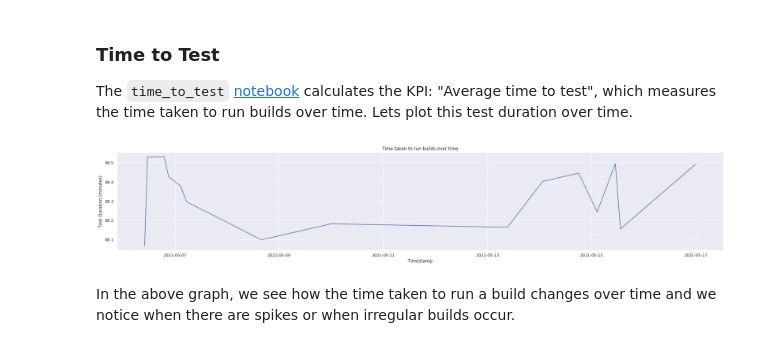
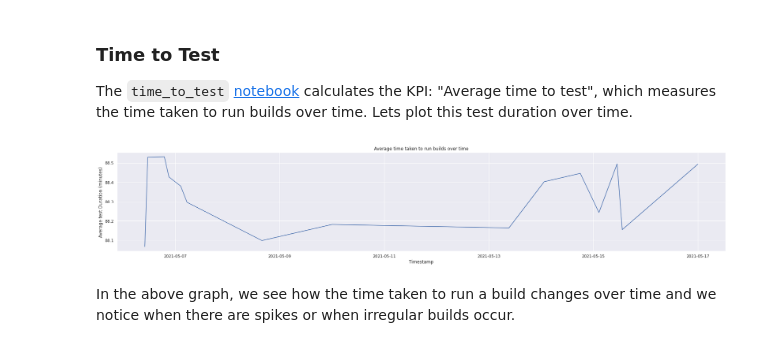
Before and after one commit to isabelizimm/ocp-ci-analysis, a Jupyter notebook: notebooks/data-sources/TestGrid/metrics/metrics_visualization.ipynb, the cells around one changed output. Cells and saved outputs as stored; diff of their text form; code cells hidden in the pictures.

Commit message:
rerun NB + fix `time_to_test` + update prose

```diff
--- a/notebooks/data-sources/TestGrid/metrics/metrics_visualization.ipynb
+++ b/notebooks/data-sources/TestGrid/metrics/metrics_visualization.ipynb
@@ -545,13 +537,13 @@ The `time_to_test` [notebook](./time_to_test.ipynb) calculates the KPI: "Average
 # %%
 selected_kpis = "test_duration"
 
 sns.lineplot(x="timestamp", y=selected_kpis, data=df, ci=0)
 plt.xlabel("Timestamp")
-plt.ylabel("Test Duration (minutes)")
-plt.title("Time taken to run builds over time")
+plt.ylabel("Average test Duration (minutes)")
+plt.title("Average time taken to run builds over time")
 plt.show()
 # %% [output]
-[figure, old version]
+[figure, new version]
 # %% [markdown]
 In the above graph, we see how the time taken to run a build changes over time and we notice when there are spikes or when irregular builds occur.
 # %% [markdown]
```
Also changed, not shown: parts of 28 cells of this notebook.
